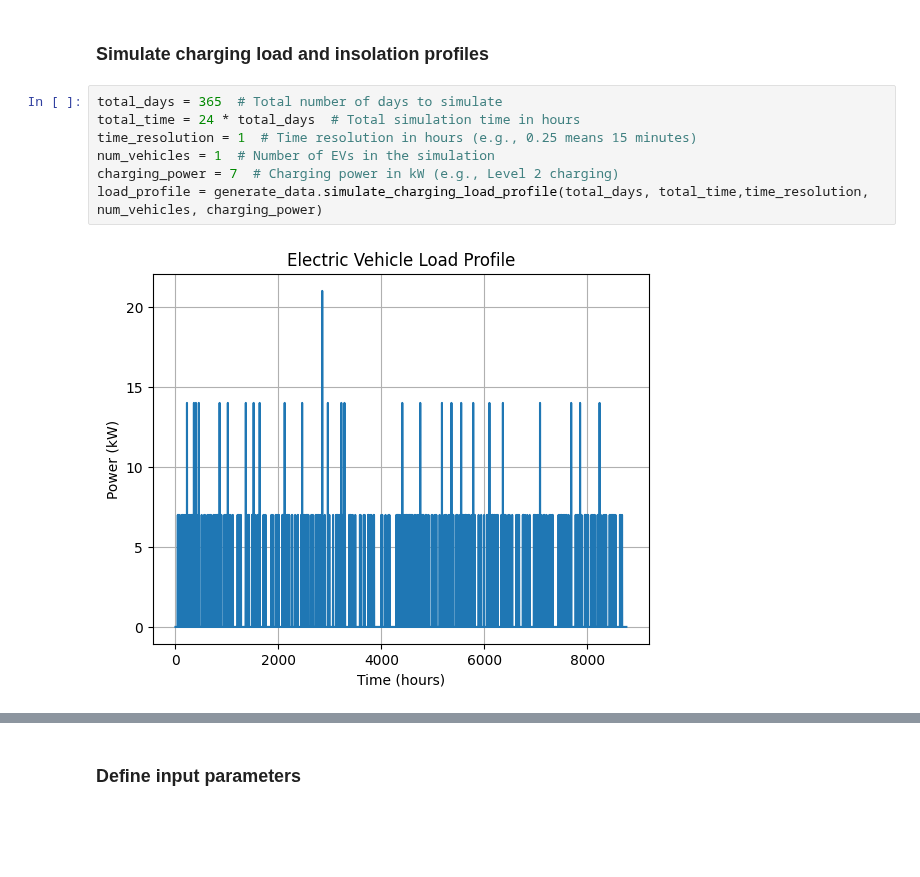
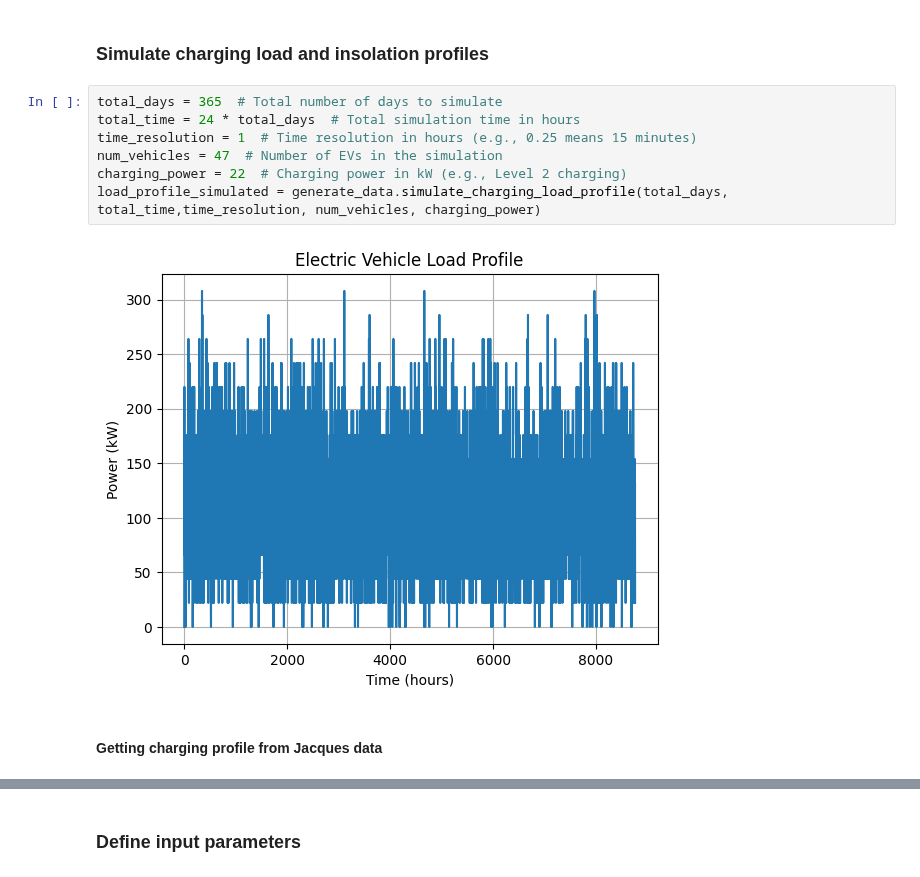
Before and after one commit to ChullEPG/solar_storage_sizing_optimization, a Jupyter notebook: run_model.ipynb, the cells around one changed output, grey strips where cells are left out. Saved outputs shown, nothing was run; the diff lists cells and outputs as text; blank space fills up the shorter version.

Commit message:
run with jacques and petrus WB data

```diff
--- a/run_model.ipynb
+++ b/run_model.ipynb
@@ -20,9 +22,11 @@ Battery output profile (has discharge and charge profile characteristics)
 # %%
 total_days = 365  # Total number of days to simulate
 total_time = 24 * total_days  # Total simulation time in hours
 time_resolution = 1  # Time resolution in hours (e.g., 0.25 means 15 minutes)
-num_vehicles = 1  # Number of EVs in the simulation
-charging_power = 7  # Charging power in kW (e.g., Level 2 charging)
-load_profile = generate_data.simulate_charging_load_profile(total_days, total_time,time_resolution, num_vehicles, charging_power)
+num_vehicles = 47  # Number of EVs in the simulation
+charging_power = 22  # Charging power in kW (e.g., Level 2 charging)
+load_profile_simulated = generate_data.simulate_charging_load_profile(total_days, total_time,time_resolution, num_vehicles, charging_power)
 # %% [output]
-[figure, old version]
+[figure, new version]
+# %% [markdown]
+#### Getting charging profile from Jacques data
```
Also changed, not shown: parts of 33 cells of this notebook.
